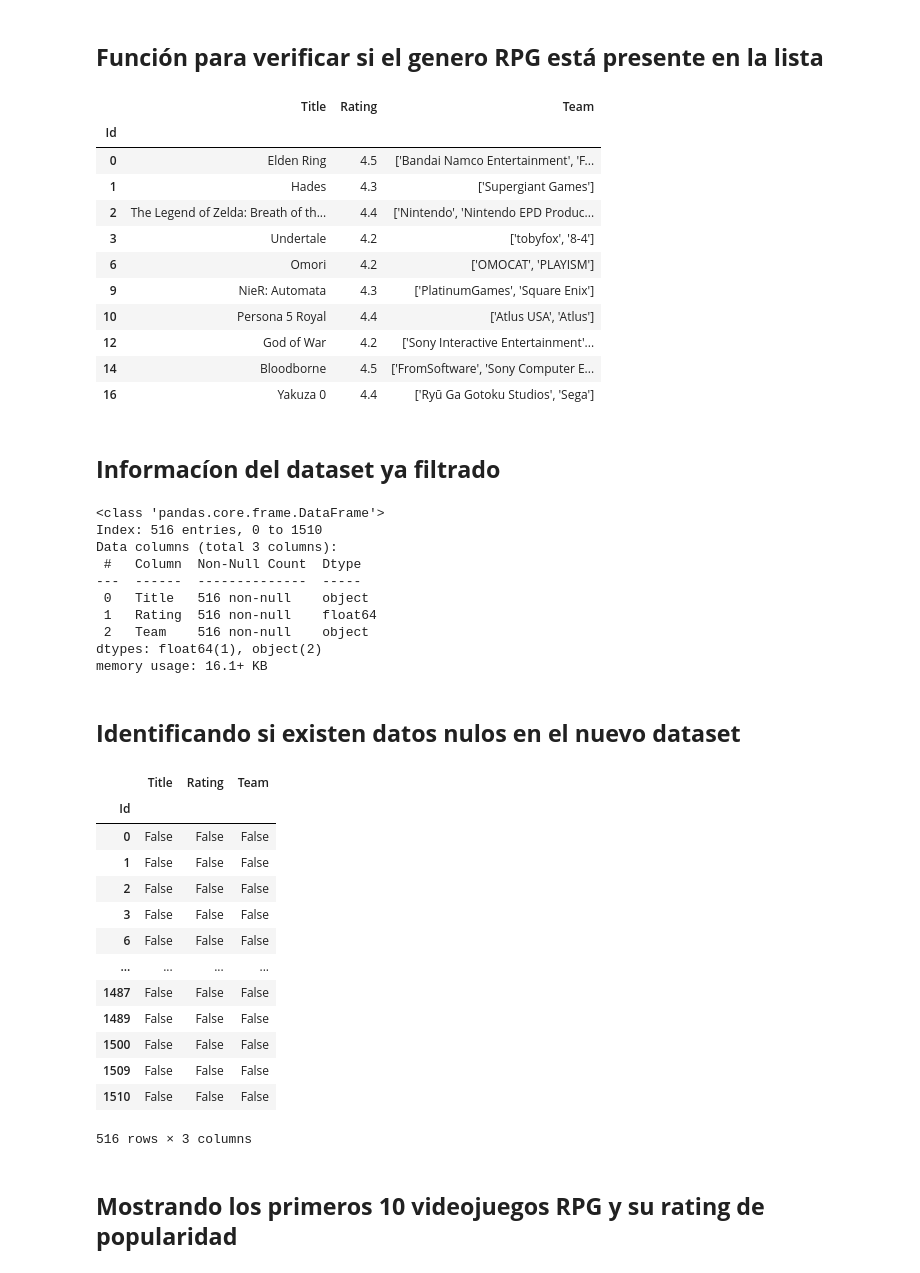
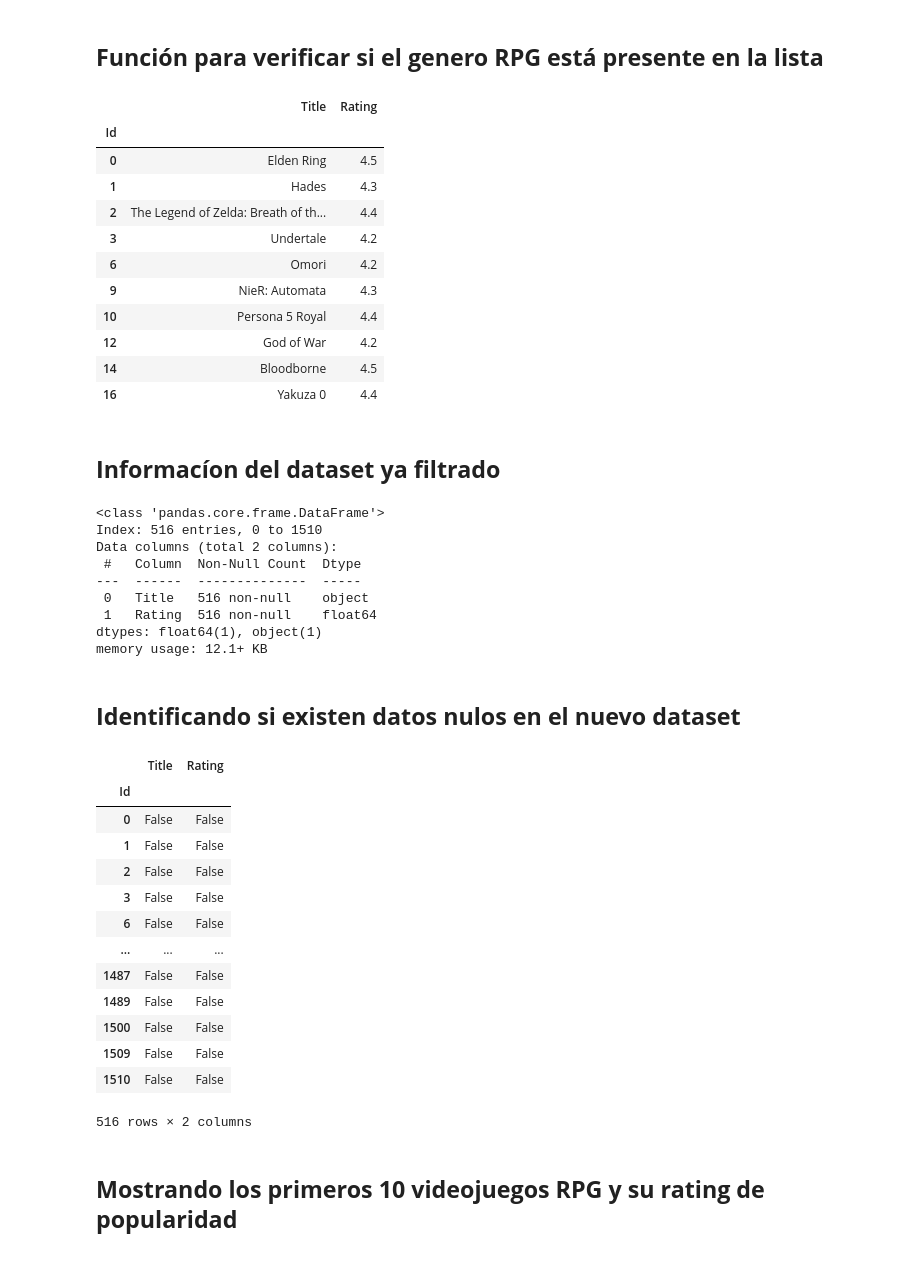
Before and after one commit to KriegerN/Python-Semestre-1, a Jupyter notebook: Jupyter/04-pandas.ipynb, the cells around one changed output. Drawn from its saved outputs; the diff is of its cells as text; code cells hidden in the pictures.

```diff
--- a/Jupyter/04-pandas.ipynb
+++ b/Jupyter/04-pandas.ipynb
@@ -117,26 +138,26 @@ data_sin_nulos
 # %%
 def filtro_rpg(genres):
     return 'RPG' in genres
 
 #Aplica el filtro utilizando apply
 datosRPG = data_sin_nulos[data_sin_nulos['Genres'].apply(filtro_rpg)]
 
 #Muestra el dataset solamente incluyendo la columnas Titulo y Ranking
-nombresRPG = datosRPG[['Title', 'Rating','Team']]
+nombresRPG = datosRPG[['Title', 'Rating']]
 nombresRPG.head(10)
 # %% [output]
-|  | Title | Rating | Team |
-| Id |  |  |  |
-| 0 | Elden Ring | 4.5 | ['Bandai Namco Entertainment', 'F... |
-| 1 | Hades | 4.3 | ['Supergiant Games'] |
-| 2 | The Legend of Zelda: Breath of th... | 4.4 | ['Nintendo', 'Nintendo EPD Produc... |
-| 3 | Undertale | 4.2 | ['tobyfox', '8-4'] |
-| 6 | Omori | 4.2 | ['OMOCAT', 'PLAYISM'] |
-| 9 | NieR: Automata | 4.3 | ['PlatinumGames', 'Square Enix'] |
-| 10 | Persona 5 Royal | 4.4 | ['Atlus USA', 'Atlus'] |
-| 12 | God of War | 4.2 | ['Sony Interactive Entertainment'... |
-| 14 | Bloodborne | 4.5 | ['FromSoftware', 'Sony Computer E... |
-| 16 | Yakuza 0 | 4.4 | ['Ryū Ga Gotoku Studios', 'Sega'] |
+|  | Title | Rating |
+| Id |  |  |
+| 0 | Elden Ring | 4.5 |
+| 1 | Hades | 4.3 |
+| 2 | The Legend of Zelda: Breath of th... | 4.4 |
+| 3 | Undertale | 4.2 |
+| 6 | Omori | 4.2 |
+| 9 | NieR: Automata | 4.3 |
+| 10 | Persona 5 Royal | 4.4 |
+| 12 | God of War | 4.2 |
+| 14 | Bloodborne | 4.5 |
+| 16 | Yakuza 0 | 4.4 |
 # %% [markdown]
 ## **Informacíon del dataset ya filtrado**
 # %%
@@ -144,33 +165,32 @@ nombresRPG.info()
 # %% [output]
 <class 'pandas.core.frame.DataFrame'>
 Index: 516 entries, 0 to 1510
-Data columns (total 3 columns):
+Data columns (total 2 columns):
  #   Column  Non-Null Count  Dtype
 ---  ------  --------------  -----
  0   Title   516 non-null    object
  1   Rating  516 non-null    float64
- 2   Team    516 non-null    object
-dtypes: float64(1), object(2)
-memory usage: 16.1+ KB
+dtypes: float64(1), object(1)
+memory usage: 12.1+ KB
 # %% [markdown]
 ## **Identificando si existen datos nulos en el nuevo dataset**
 # %%
 nombresRPG.isnull()
 # %% [output]
-|  | Title | Rating | Team |
-| Id |  |  |  |
-| 0 | False | False | False |
-| 1 | False | False | False |
-| 2 | False | False | False |
-| 3 | False | False | False |
-| 6 | False | False | False |
-| ... | ... | ... | ... |
-| 1487 | False | False | False |
-| 1489 | False | False | False |
-| 1500 | False | False | False |
-| 1509 | False | False | False |
-| 1510 | False | False | False |
+|  | Title | Rating |
+| Id |  |  |
+| 0 | False | False |
+| 1 | False | False |
+| 2 | False | False |
+| 3 | False | False |
+| 6 | False | False |
+| ... | ... | ... |
+| 1487 | False | False |
+| 1489 | False | False |
+| 1500 | False | False |
+| 1509 | False | False |
+| 1510 | False | False |
-516 rows × 3 columns
+516 rows × 2 columns
 # %% [markdown]
 ## **Mostrando los primeros 10 videojuegos RPG y su rating de popularidad**
 # %%
```
Also changed, not shown: parts of 10 cells of this notebook.
